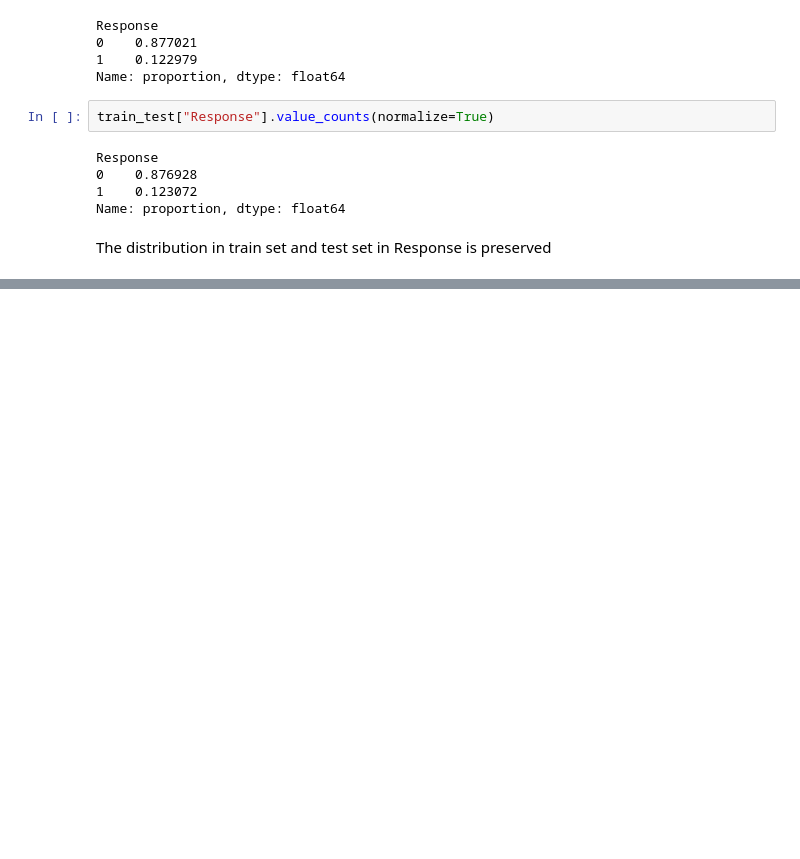
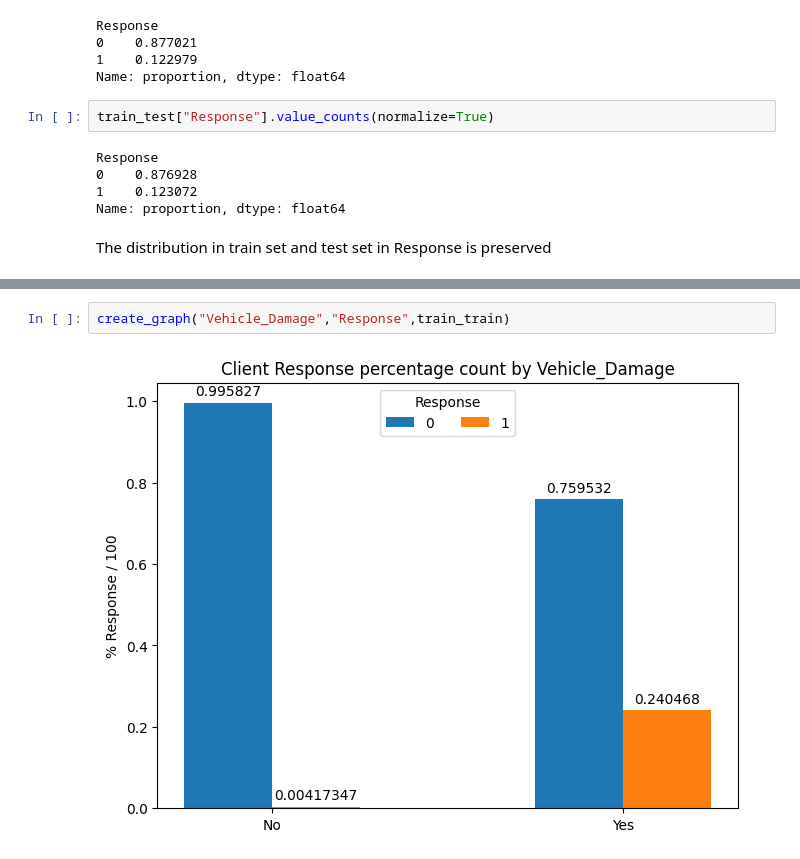
Before and after one commit to anielv95/kaggle-pg-4x07, a Jupyter notebook: notebooks/eda.ipynb, the cells around one changed output, grey strips where cells are left out. Cells and saved outputs as stored; diff of their text form; blank space fills up the shorter version.

```diff
--- a/notebooks/eda.ipynb
+++ b/notebooks/eda.ipynb
@@ -247,0 +292,4 @@ The previous graph just show a similar distribution for Response given the gende
+# %%
+create_graph("Vehicle_Damage","Response",train_train)
+# %% [output]
+[figure, added]
```
Also changed, not shown: parts of 13 cells of this notebook.
